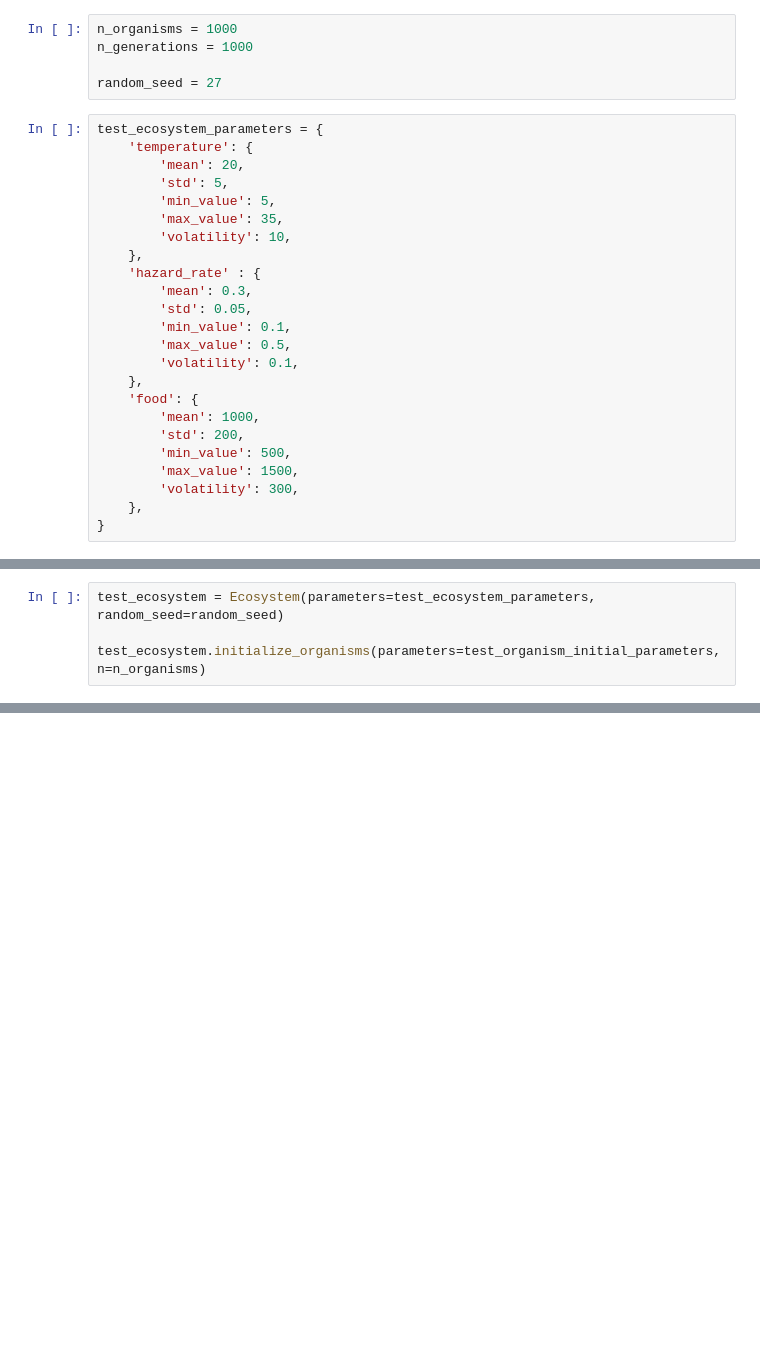
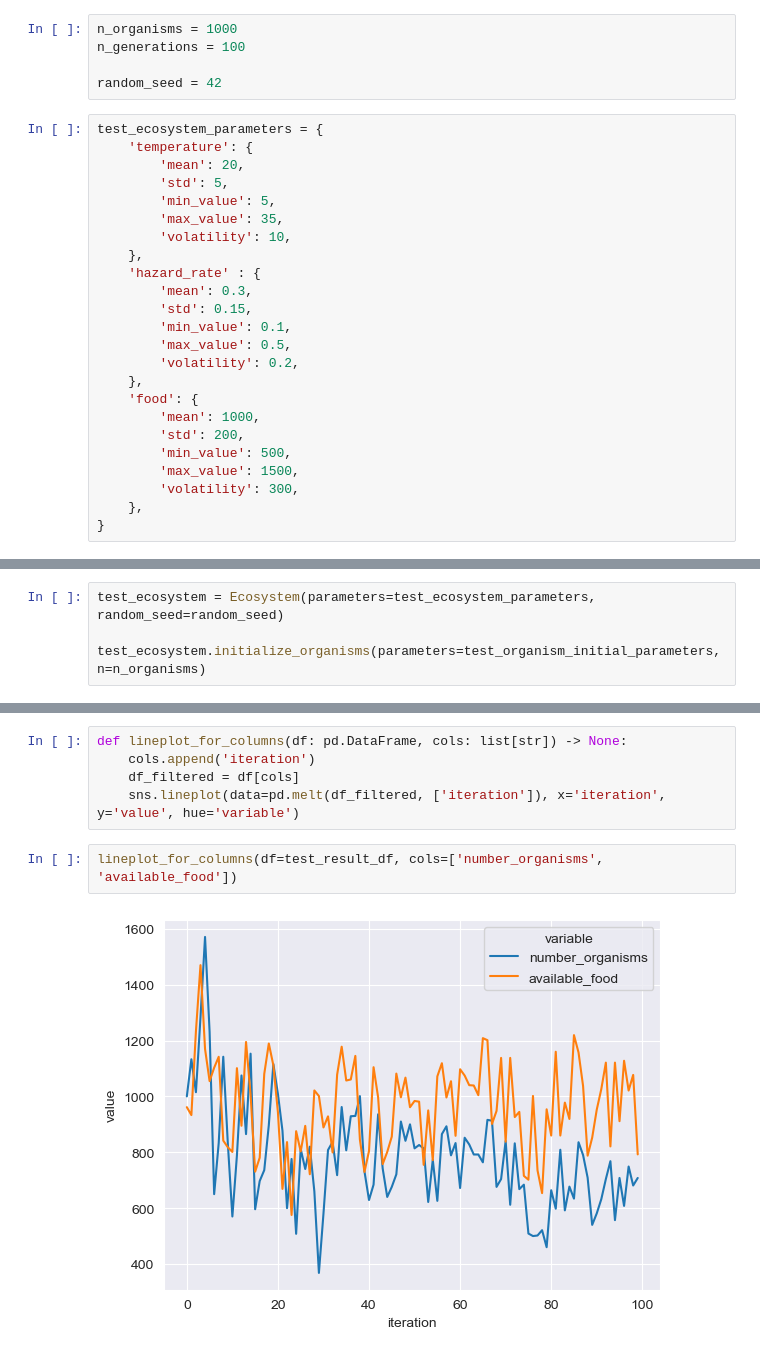
Before and after one commit to Valentin-Mueller/evolution-simulator, a Jupyter notebook: Simulate_Evolution.ipynb, the cells around one changed output, grey strips where cells are left out. Saved outputs shown, nothing was run; the diff lists cells and outputs as text; blank space fills up the shorter version.

Commit message:
added plots

```diff
--- a/Simulate_Evolution.ipynb
+++ b/Simulate_Evolution.ipynb
@@ -9,9 +10,9 @@ from evolution_simulation.ecosystem import Ecosystem
 sns.set_style('darkgrid')
 # %%
 n_organisms = 1000
-n_generations = 1000
+n_generations = 100
 
-random_seed = 27
+random_seed = 42
 # %%
 test_ecosystem_parameters = {
     'temperature': {
@@ -23,10 +24,10 @@ test_ecosystem_parameters = {
     },
     'hazard_rate' : {
         'mean': 0.3,
-        'std': 0.05,
+        'std': 0.15,
         'min_value': 0.1,
         'max_value': 0.5,
-        'volatility': 0.1,
+        'volatility': 0.2,
     },
     'food': {
         'mean': 1000,
@@ -81,0 +115,9 @@ test_result_df.tail()
+# %%
+def lineplot_for_columns(df: pd.DataFrame, cols: list[str]) -> None:
+    cols.append('iteration')
+    df_filtered = df[cols]
+    sns.lineplot(data=pd.melt(df_filtered, ['iteration']), x='iteration', y='value', hue='variable')
+# %%
+lineplot_for_columns(df=test_result_df, cols=['number_organisms', 'available_food'])
+# %% [output]
+[figure, added]
```
Also changed, not shown: parts of 7 cells of this notebook.
